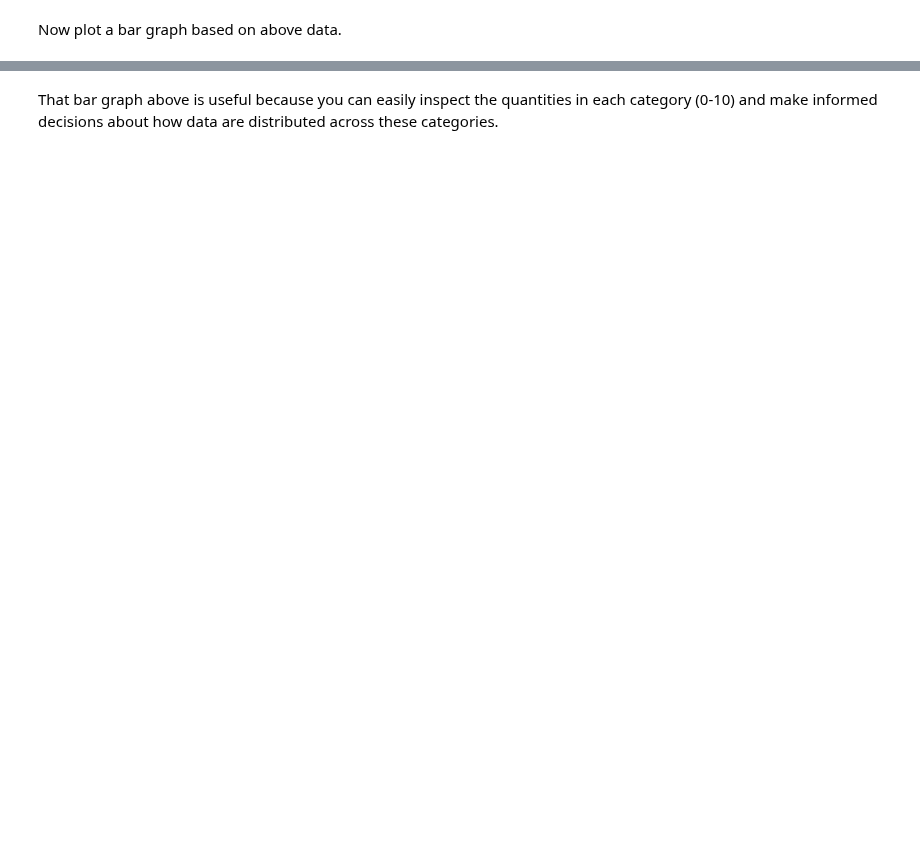
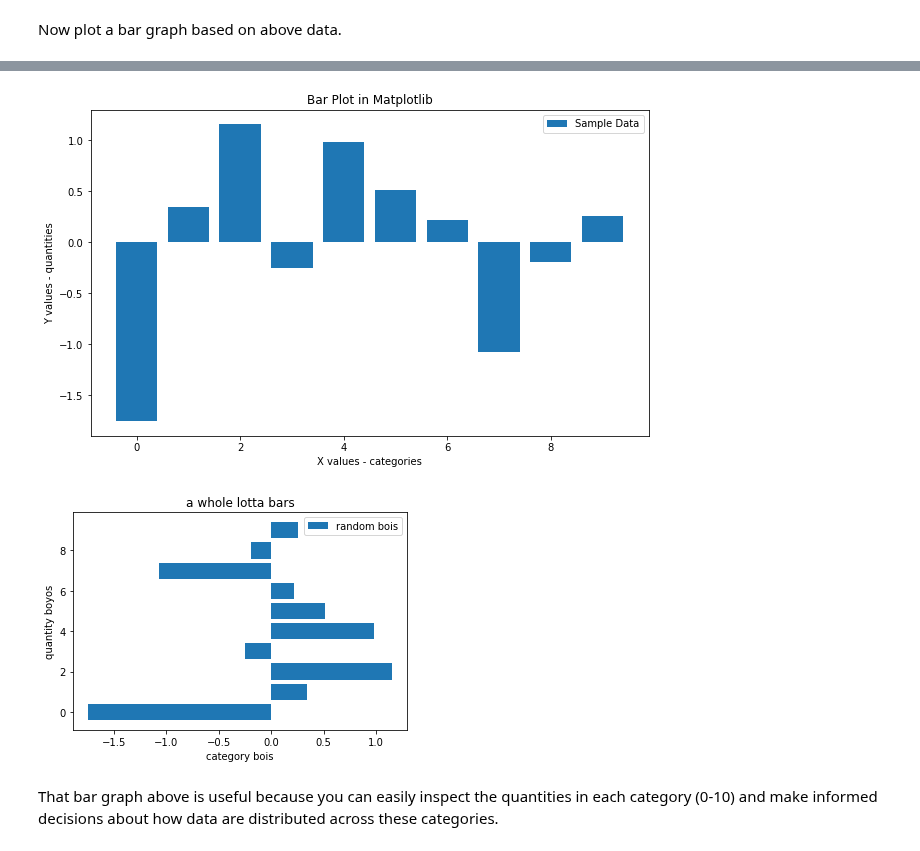
Before and after one commit to ravaxis/dsc-data-viz-nyc-ds-082619, a Jupyter notebook: index.ipynb, the cells around one changed output, grey strips where cells are left out. Cells and saved outputs as stored; diff of their text form; code cells hidden in the pictures; blank space fills up the shorter version.

```diff
--- a/index.ipynb
+++ b/index.ipynb
@@ -118,7 +118,7 @@ plt.show()
 plt.barh(x, y, label = 'random bois')
 plt.xlabel('category bois')
 plt.ylabel('quantity boyos')
-plt.title.('a whole lotta bars')
+plt.title('a whole lotta bars')
 plt.legend()
 plt.show()
 # %% [output]
@@ -126,3 +125,5 @@ SyntaxError: invalid syntax (<ipython-input-8-828dc1bdc096>, line 18)
+[figure, added]
+[figure, added]
 # %% [markdown]
 That bar graph above is useful because you can easily inspect the quantities in each category (0-10) and make informed decisions about how data are distributed across these categories.
 # %% [markdown]
```
Also changed, not shown: parts of 1 cell of this notebook.
